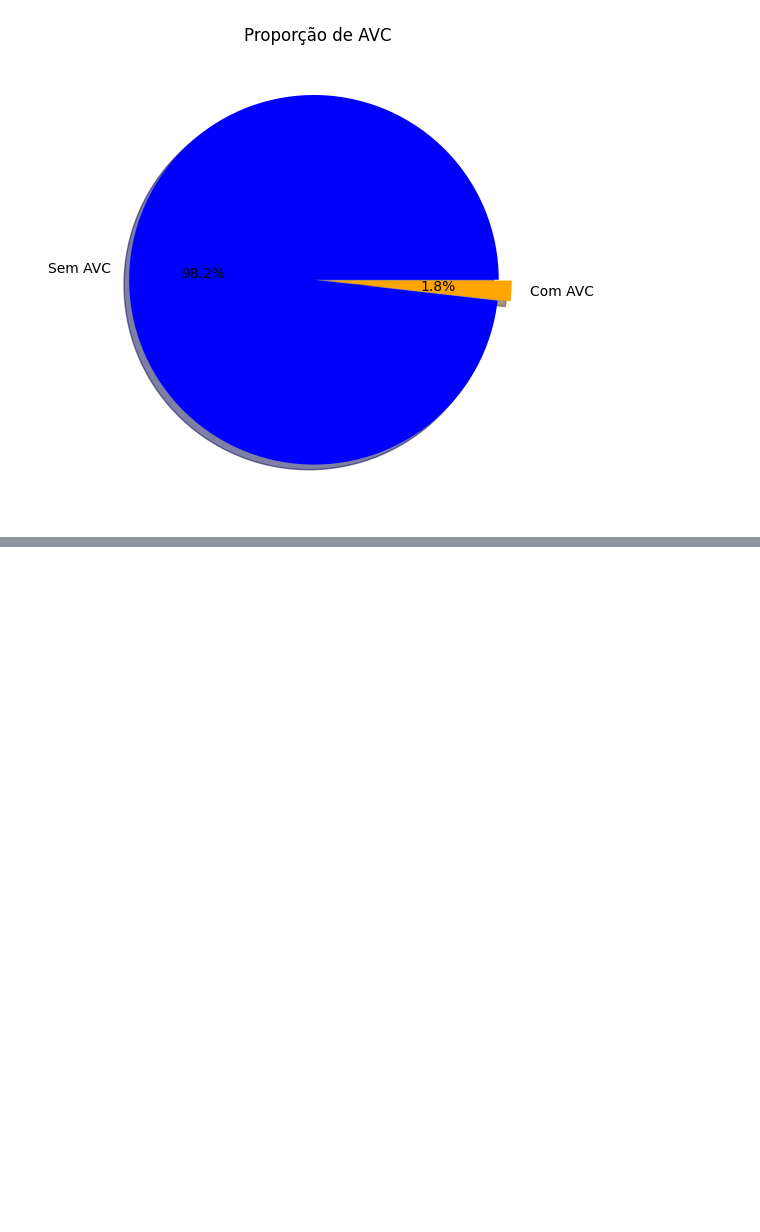
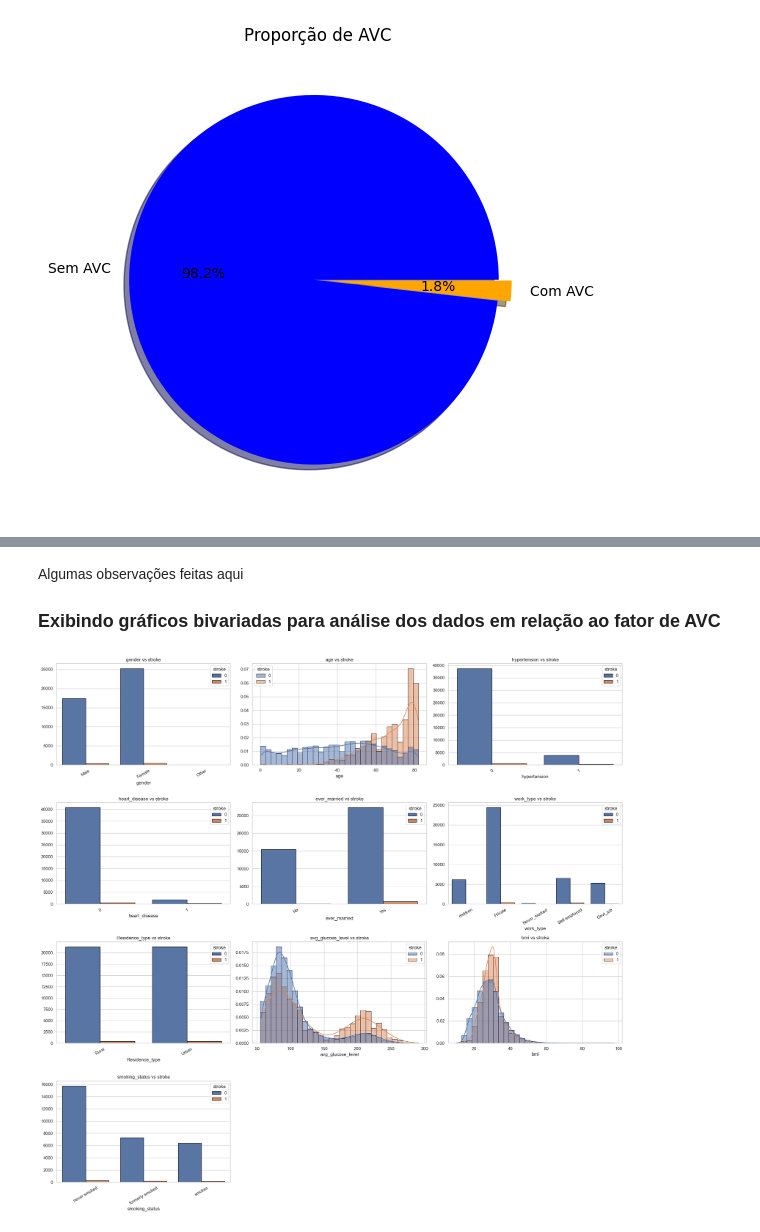
Before and after one commit to StefanieFranco/ML-Classification-Stroke, a Jupyter notebook: modelo_classificacao_stroke.ipynb, the cells around one changed output, grey strips where cells are left out. Cells and saved outputs as stored; diff of their text form; code cells hidden in the pictures; blank space fills up the shorter version.

```diff
--- a/modelo_classificacao_stroke.ipynb
+++ b/modelo_classificacao_stroke.ipynb
@@ -108,0 +204,63 @@ Name: count, dtype: int64
+# %% [markdown]
+Algumas observações feitas aqui
+
+### Exibindo gráficos bivariadas para análise dos dados em relação ao fator de AVC
+# %%
+# Executando comparacao de todas as colunas do dataset com a coluna objetivo que é avc (stroke)
+sns.set(style="whitegrid")
+
+target = 'stroke'
+features = [col for col in df.columns if col != target]
+
+n_cols = 3
+n_rows = math.ceil(len(features) / n_cols)
+
+fig, axes = plt.subplots(
+    n_rows, n_cols,
+    figsize=(7 * n_cols, 5 * n_rows)
+)
+axes = axes.flatten()
+
+for idx, col in enumerate(features):
+    ax = axes[idx]
+    unique_vals = df[col].nunique()
+
+    # Numéricas contínuas
+    if df[col].dtype != 'object' and unique_vals > 10:
+        sns.histplot(
+            data=df,
+            x=col,
+            hue=target,
+            bins=30,
+            kde=True,
+            stat='density',
+            common_norm=False,
+            edgecolor='black',
+            linewidth=0.7,
+            ax=ax
+        )
+        ax.set_title(f'{col} vs {target}')
+
+    # Categóricas / binárias
+    else:
+        sns.countplot(
+            data=df,
+            x=col,
+            hue=target,
+            edgecolor='black',
+            ax=ax
+        )
+        ax.set_title(f'{col} vs {target}')
+        ax.tick_params(axis='x', rotation=30)
+
+
+    ax.set_ylabel('')
+
+# Remove eixos vazios
+for i in range(len(features), len(axes)):
+    fig.delaxes(axes[i])
+
+plt.tight_layout()
+plt.show()
+# %% [output]
+[figure, added]
```
Also changed, not shown: parts of 6 cells of this notebook, 1 other file.
